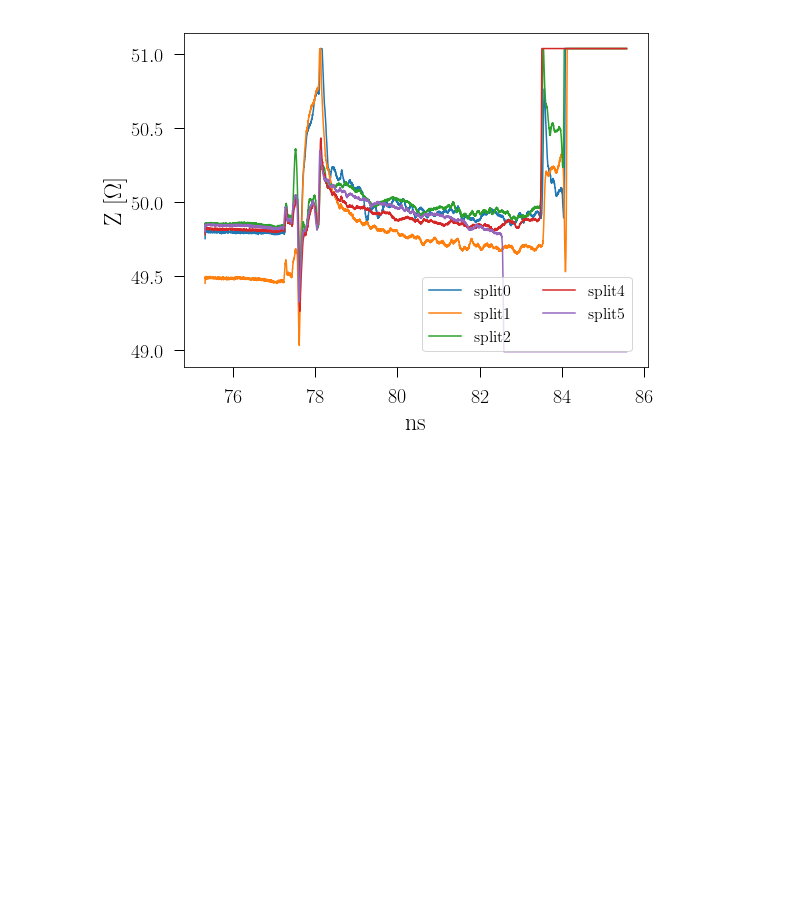
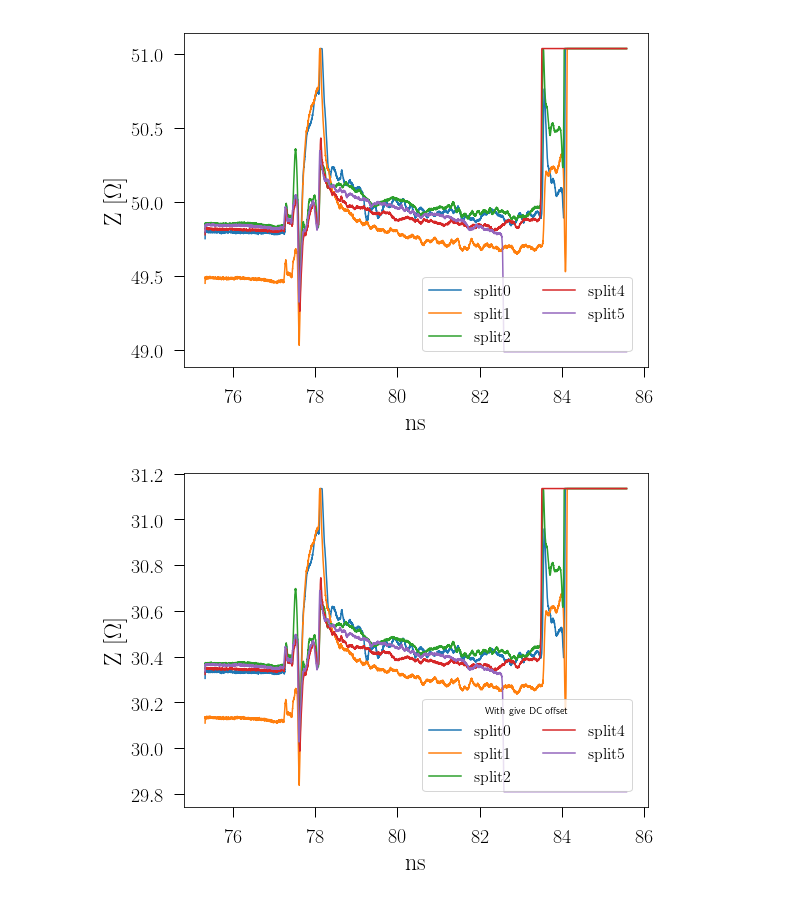
Before and after one commit to kaiwen-zheng131/scratch, a Jupyter notebook: 20190409_flex_tests_start.ipynb, the cells around one changed output. Drawn from its saved outputs; the diff is of its cells as text; code cells hidden in the pictures; blank space fills up the shorter version.

```diff
--- a/20190409_flex_tests_start.ipynb
+++ b/20190409_flex_tests_start.ipynb
@@ -97,3 +100,25 @@ legend(loc=4, ncol=2)
 tight_layout()
 # %% [output]
 [figure]
+# %%
+#with the given dc offset
+
+figure(figsize = (8,6))
+k = 0
+
+for f in files:
+    split = np.load(f)
+    t_sec = np.arange(len(split))*xinc + xoffset
+    y_volts = split*ymult + yoffset
+    rho = y_volts/v_max
+    z_ohms = 50*((1+rho)/(1-rho))
+    plot(t_sec*1e9, z_ohms , label = '$\mathrm{split %0.0f}$' %splits[k])
+    k = k+1
+
+xlabel('$\mathrm{ns}$')
+ylabel('$\mathrm{Z\ [\\Omega]}$')
+
+legend(loc=4, ncol=2, title = '$\mathrm{With\ given\ DC\ offset')
+tight_layout()
+# %% [output]
+[figure, added]
```
Also changed, not shown: parts of 2 cells of this notebook.
